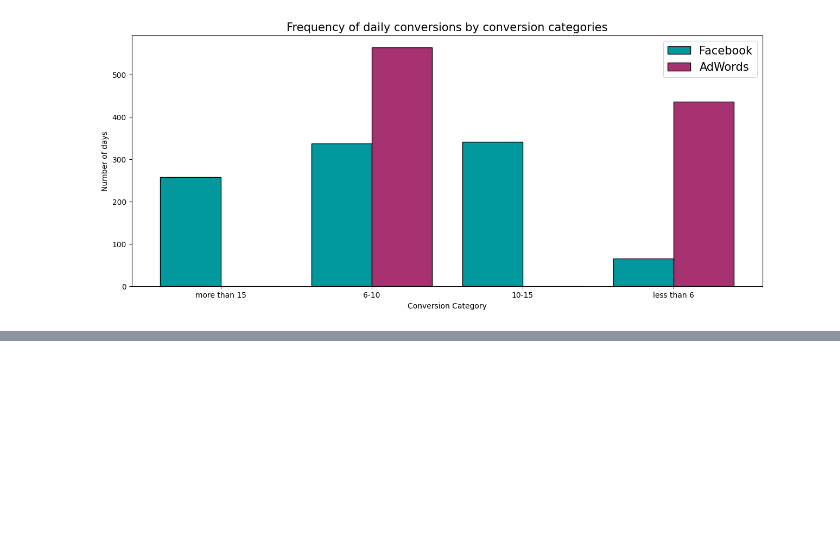
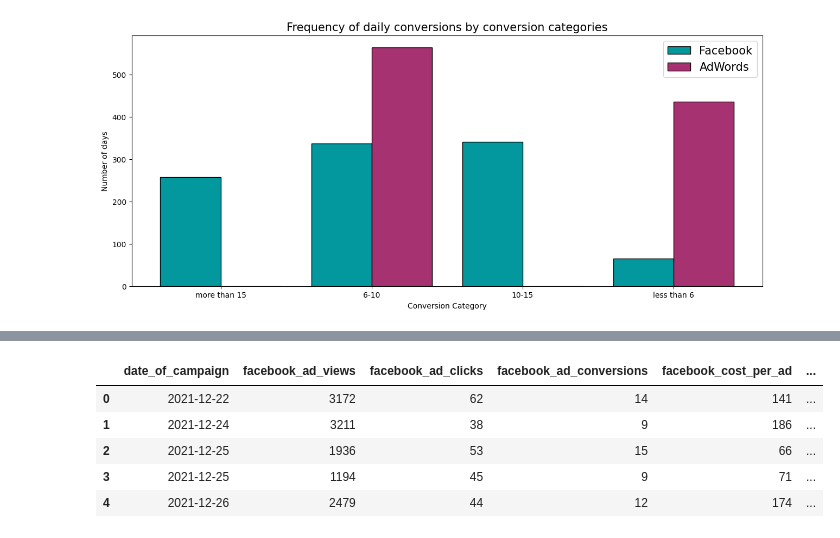
Before and after one commit to prashanth-ds-ml/A-B-testing-playbook, a Jupyter notebook: notebooks/P1_ab_testing.ipynb, the cells around one changed output, grey strips where cells are left out. Saved outputs shown, nothing was run; the diff lists cells and outputs as text; code cells hidden in the pictures; blank space fills up the shorter version.

```diff
--- a/notebooks/P1_ab_testing.ipynb
+++ b/notebooks/P1_ab_testing.ipynb
@@ -221,0 +319,10 @@ plt.show()
+# %%
+df = df[['date_of_campaign','facebook_ad_views','facebook_ad_clicks','facebook_ad_conversions','facebook_cost_per_ad','facebook_ctr','facebook_conversion_rate','facebook_cost_per_click']]
+df.head()
+# %% [output]
+|  | date_of_campaign | facebook_ad_views | facebook_ad_clicks | facebook_ad_conversions | facebook_cost_per_ad | ... |
+| 0 | 2021-12-22 | 3172 | 62 | 14 | 141 | ... |
+| 1 | 2021-12-24 | 3211 | 38 | 9 | 186 | ... |
+| 2 | 2021-12-25 | 1936 | 53 | 15 | 66 | ... |
+| 3 | 2021-12-25 | 1194 | 45 | 9 | 71 | ... |
+| 4 | 2021-12-26 | 2479 | 44 | 12 | 174 | ... |
```
Also changed, not shown: parts of 11 cells of this notebook.
